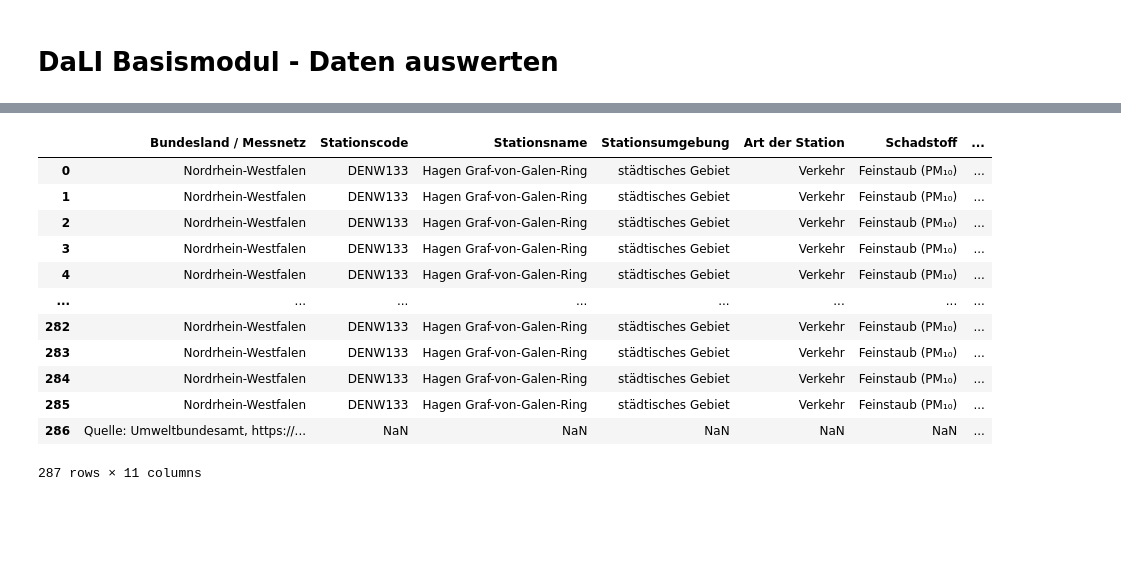
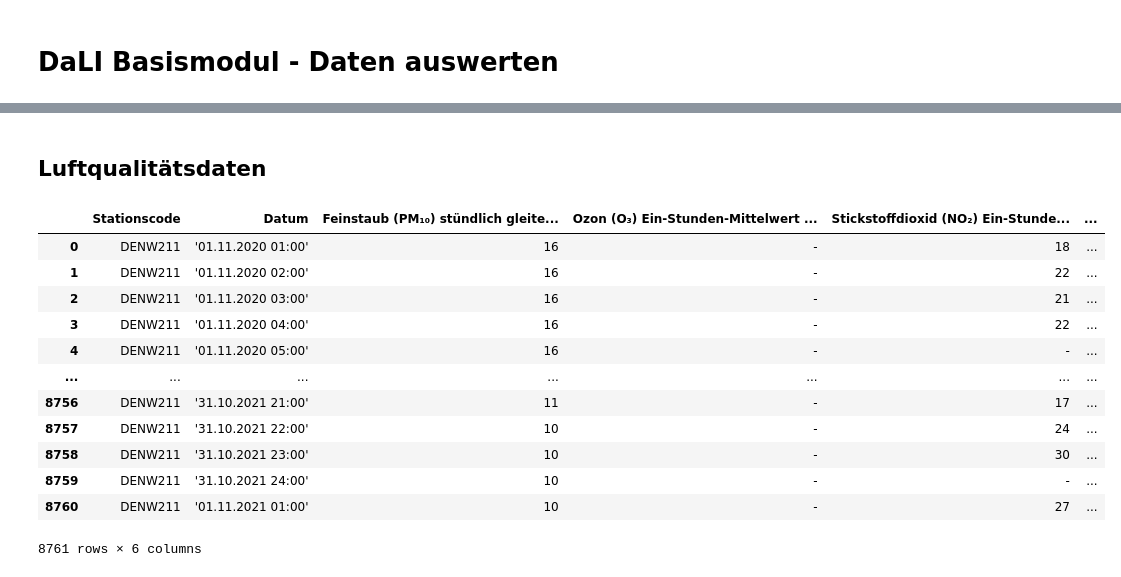
Before and after one commit to konrad/DaLI_Basismodul_WiSe2021_2022, a Jupyter notebook: Feinstaub.ipynb, the cells around one changed output, grey strips where cells are left out. Drawn from its saved outputs; the diff is of its cells as text; code cells hidden in the pictures; blank space fills up the shorter version.

```diff
--- a/Feinstaub.ipynb
+++ b/Feinstaub.ipynb
@@ -5,2 +7,4 @@ Quelle: https://www.umweltbundesamt.de/daten/luft/luftdaten/luftqualitaet/
+# %% [markdown]
+## Luftqualitätsdaten
 # %%
 import pandas as pd
@@ -7,20 +12,20 @@ import pandas as pd
 # %%
-url = "https://www.umweltbundesamt.de/api/air_data/v2/measures/csv?date_from=2021-01-01&time_from=1&date_to=2021-10-13&time_to=23&data%5B0%5D%5Bco%5D=1&data%5B0%5D%5Bsc%5D=1&data%5B0%5D%5Bda%5D=2021-10-13&data%5B0%5D%5Bti%5D=14&data%5B0%5D%5Bst%5D=1065&data%5B0%5D%5Bva%5D=null&data%5B1%5D%5Bco%5D=1&data%5B1%5D%5Bsc%5D=1&data%5B1%5D%5Bda%5D=2021-10-13&data%5B1%5D%5Bti%5D=14&data%5B1%5D%5Bst%5D=1177&data%5B1%5D%5Bva%5D=17&lang=de"
+url = "https://www.umweltbundesamt.de/api/air_data/v2/airquality/csv?date_from=2020-11-01&time_from=1&date_to=2021-11-01&time_to=1&station=1254&lang=de"
 # %%
-particulates = pd.read_csv(url, sep=";")
+air_quality = pd.read_csv(url, sep=";", skipfooter=1, engine="python")
 # %%
-particulates
+air_quality
 # %% [output]
-|  | Bundesland / Messnetz | Stationscode | Stationsname | Stationsumgebung | Art der Station | Schadstoff | ... |
-| 0 | Nordrhein-Westfalen | DENW133 | Hagen Graf-von-Galen-Ring | städtisches Gebiet | Verkehr | Feinstaub (PM₁₀) | ... |
-| 1 | Nordrhein-Westfalen | DENW133 | Hagen Graf-von-Galen-Ring | städtisches Gebiet | Verkehr | Feinstaub (PM₁₀) | ... |
-| 2 | Nordrhein-Westfalen | DENW133 | Hagen Graf-von-Galen-Ring | städtisches Gebiet | Verkehr | Feinstaub (PM₁₀) | ... |
-| 3 | Nordrhein-Westfalen | DENW133 | Hagen Graf-von-Galen-Ring | städtisches Gebiet | Verkehr | Feinstaub (PM₁₀) | ... |
-| 4 | Nordrhein-Westfalen | DENW133 | Hagen Graf-von-Galen-Ring | städtisches Gebiet | Verkehr | Feinstaub (PM₁₀) | ... |
-| ... | ... | ... | ... | ... | ... | ... | ... |
-| 282 | Nordrhein-Westfalen | DENW133 | Hagen Graf-von-Galen-Ring | städtisches Gebiet | Verkehr | Feinstaub (PM₁₀) | ... |
-| 283 | Nordrhein-Westfalen | DENW133 | Hagen Graf-von-Galen-Ring | städtisches Gebiet | Verkehr | Feinstaub (PM₁₀) | ... |
-| 284 | Nordrhein-Westfalen | DENW133 | Hagen Graf-von-Galen-Ring | städtisches Gebiet | Verkehr | Feinstaub (PM₁₀) | ... |
-| 285 | Nordrhein-Westfalen | DENW133 | Hagen Graf-von-Galen-Ring | städtisches Gebiet | Verkehr | Feinstaub (PM₁₀) | ... |
-| 286 | Quelle: Umweltbundesamt, https://... | NaN | NaN | NaN | NaN | NaN | ... |
+|  | Stationscode | Datum | Feinstaub (PM₁₀) stündlich gleite... | Ozon (O₃) Ein-Stunden-Mittelwert ... | Stickstoffdioxid (NO₂) Ein-Stunde... | ... |
+| 0 | DENW211 | '01.11.2020 01:00' | 16 | - | 18 | ... |
+| 1 | DENW211 | '01.11.2020 02:00' | 16 | - | 22 | ... |
+| 2 | DENW211 | '01.11.2020 03:00' | 16 | - | 21 | ... |
+| 3 | DENW211 | '01.11.2020 04:00' | 16 | - | 22 | ... |
+| 4 | DENW211 | '01.11.2020 05:00' | 16 | - | - | ... |
+| ... | ... | ... | ... | ... | ... | ... |
+| 8756 | DENW211 | '31.10.2021 21:00' | 11 | - | 17 | ... |
+| 8757 | DENW211 | '31.10.2021 22:00' | 10 | - | 24 | ... |
+| 8758 | DENW211 | '31.10.2021 23:00' | 10 | - | 30 | ... |
+| 8759 | DENW211 | '31.10.2021 24:00' | 10 | - | - | ... |
+| 8760 | DENW211 | '01.11.2021 01:00' | 10 | - | 27 | ... |
-287 rows × 11 columns
+8761 rows × 6 columns
```
Also changed, not shown: parts of 21 cells of this notebook.
